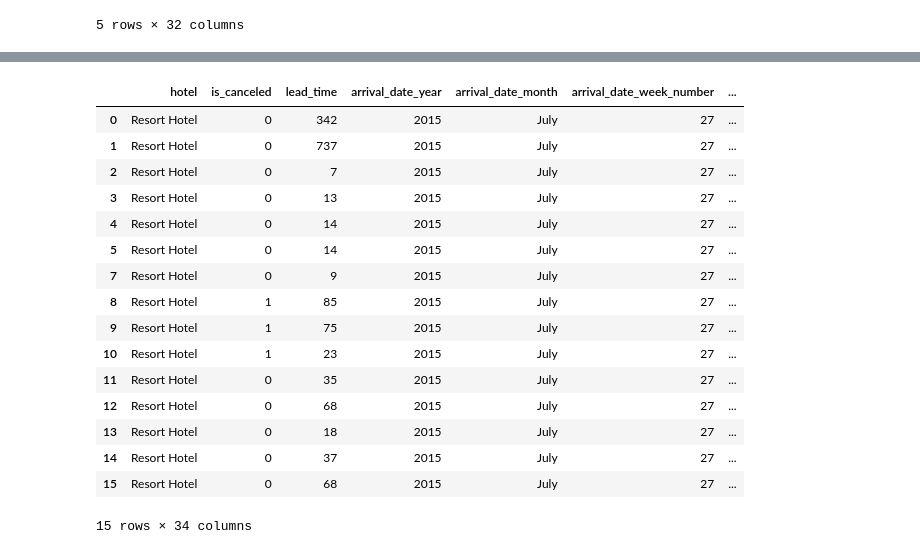
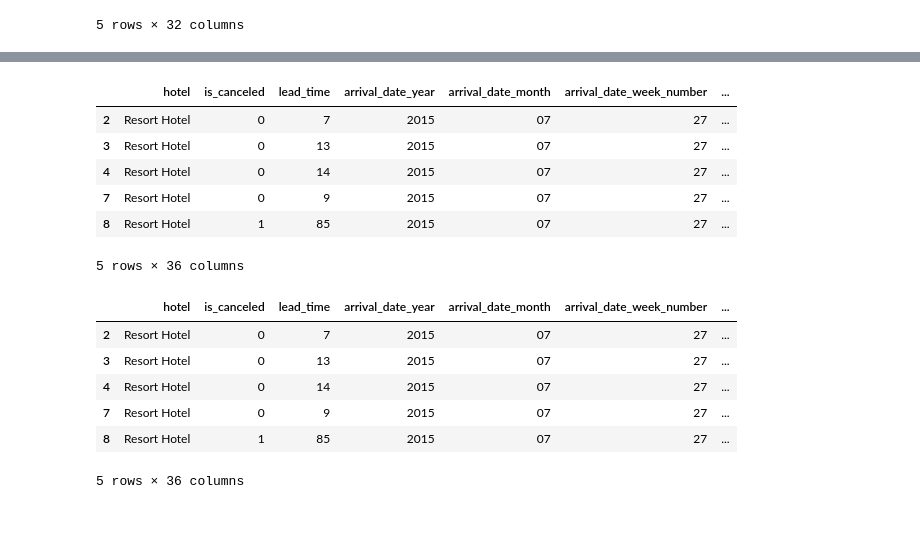
Before and after one commit to karina-regina/ds5_assignment_group2, a Jupyter notebook: Week4Assignment.ipynb, the cells around one changed output, grey strips where cells are left out. Saved outputs shown, nothing was run; the diff lists cells and outputs as text; code cells hidden in the pictures; blank space fills up the shorter version.

Commit message:
now the data from ex2 is clean

```diff
--- a/Week4Assignment.ipynb
+++ b/Week4Assignment.ipynb
@@ -42,7 +42,8 @@ df_hotel.head(5)
 if df_hotel.duplicated().any():
     print("Warning: The data contains duplicate rows.")
     # Remove duplicate rows
-    df_hotel.drop_duplicates()
+    print(df_hotel.duplicated().sum())
+    df_hotel=df_hotel.drop_duplicates()
     print("Duplicates removed.")
 else:
     print("No duplicates found")
@@ -52,7 +53,8 @@ if df_hotel.isnull().values.any():
 else:
     print("No missing values found")
 
+#should we print the duplicates first to inspect?
 #we will handle missing data later
-print(df_hotel.shape) #shouldnt it be less?
+print(df_hotel.shape)
 # %% [output]
 Warning: The data contains duplicate rows.
@@ -129,12 +132,10 @@ reservation_status ['Check-Out' 'Canceled' 'No-Show']
 # %%
 #adding some interesting information
 df_hotel['nights_in_hotel'] = df_hotel['stays_in_weekend_nights'] + df_hotel['stays_in_week_nights']
-print(df_hotel['nights_in_hotel'].isnull().any())
 df_hotel['number_guests'] = df_hotel['adults'] + df_hotel['children']+df_hotel['babies']
-print(df_hotel['number_guests'].isnull().any())
 
-#changing the data type of some columns
-df_hotel['nights_in_hotel'].astype('int64').dtypes #this didnt work i guess but it doesnt give an error either
+df_hotel=df_hotel.drop(df_hotel[df_hotel['number_guests'] == 0].index) #these are useless entries
+df_hotel=df_hotel.drop(df_hotel[(df_hotel['nights_in_hotel']==0) & (df_hotel['reservation_status']=='Check-Out')].index)
 
-df_hotel.head(15)
+df_hotel.shape
 # %% [output]
@@ -160,22 +143,20 @@ False
 # %%
 from datetime import datetime
 df_hotel['reservation_status_date'] = pd.to_datetime(df_hotel['reservation_status_date'])
-df_hotel.head(15)
+df_hotel['reservation_status_european_date'] = df_hotel['reservation_status_date'].dt.strftime('%d-%m-%Y') #because we respect ourselves
-# %% [output]
-|  | hotel | is_canceled | lead_time | arrival_date_year | arrival_date_month | arrival_date_week_number | ... |
-| 0 | Resort Hotel | 0 | 342 | 2015 | July | 27 | ... |
-| 1 | Resort Hotel | 0 | 737 | 2015 | July | 27 | ... |
-| 2 | Resort Hotel | 0 | 7 | 2015 | July | 27 | ... |
-| 3 | Resort Hotel | 0 | 13 | 2015 | July | 27 | ... |
-| 4 | Resort Hotel | 0 | 14 | 2015 | July | 27 | ... |
-| 5 | Resort Hotel | 0 | 14 | 2015 | July | 27 | ... |
-| 7 | Resort Hotel | 0 | 9 | 2015 | July | 27 | ... |
-| 8 | Resort Hotel | 1 | 85 | 2015 | July | 27 | ... |
-| 9 | Resort Hotel | 1 | 75 | 2015 | July | 27 | ... |
-| 10 | Resort Hotel | 1 | 23 | 2015 | July | 27 | ... |
-| 11 | Resort Hotel | 0 | 35 | 2015 | July | 27 | ... |
-| 12 | Resort Hotel | 0 | 68 | 2015 | July | 27 | ... |
-| 13 | Resort Hotel | 0 | 18 | 2015 | July | 27 | ... |
-| 14 | Resort Hotel | 0 | 37 | 2015 | July | 27 | ... |
-| 15 | Resort Hotel | 0 | 68 | 2015 | July | 27 | ... |
-15 rows × 34 columns
+# %%
+df_hotel['arrival_date_month'].replace('July', '07', inplace=True)
+df_hotel['arrival_date_month'].replace('August', '08', inplace=True)
+df_hotel.head()
+
+df_hotel['arrival_date'] = df_hotel['arrival_date_day_of_month'].astype(str)+'-'+df_hotel['arrival_date_month'].astype(str)+'-'+df_hotel['arrival_date_year'].astype(str)
+df_hotel['arrival_date'] = pd.to_datetime(df_hotel['arrival_date'])
+df_hotel.head()
+# %% [output]
+|  | hotel | is_canceled | lead_time | arrival_date_year | arrival_date_month | arrival_date_week_number | ... |
+| 2 | Resort Hotel | 0 | 7 | 2015 | 07 | 27 | ... |
+| 3 | Resort Hotel | 0 | 13 | 2015 | 07 | 27 | ... |
+| 4 | Resort Hotel | 0 | 14 | 2015 | 07 | 27 | ... |
+| 7 | Resort Hotel | 0 | 9 | 2015 | 07 | 27 | ... |
+| 8 | Resort Hotel | 1 | 85 | 2015 | 07 | 27 | ... |
+5 rows × 36 columns
@@ -181,0 +165,13 @@ df_hotel.head(15)
+# %%
+df_hotel.loc[df_hotel['country'] == '  ROU', 'country'] = 'ROU' #romanians are always causing troubles
+df_hotel.loc[df_hotel['meal'] == '    HB', 'meal'] = 'HB'
+df_hotel.loc[df_hotel['meal'] == '             BB', 'meal'] = 'BB'
+df_hotel.head()
+# %% [output]
+|  | hotel | is_canceled | lead_time | arrival_date_year | arrival_date_month | arrival_date_week_number | ... |
+| 2 | Resort Hotel | 0 | 7 | 2015 | 07 | 27 | ... |
+| 3 | Resort Hotel | 0 | 13 | 2015 | 07 | 27 | ... |
+| 4 | Resort Hotel | 0 | 14 | 2015 | 07 | 27 | ... |
+| 7 | Resort Hotel | 0 | 9 | 2015 | 07 | 27 | ... |
+| 8 | Resort Hotel | 1 | 85 | 2015 | 07 | 27 | ... |
+5 rows × 36 columns
```
Also changed, not shown: parts of 5 cells of this notebook.
